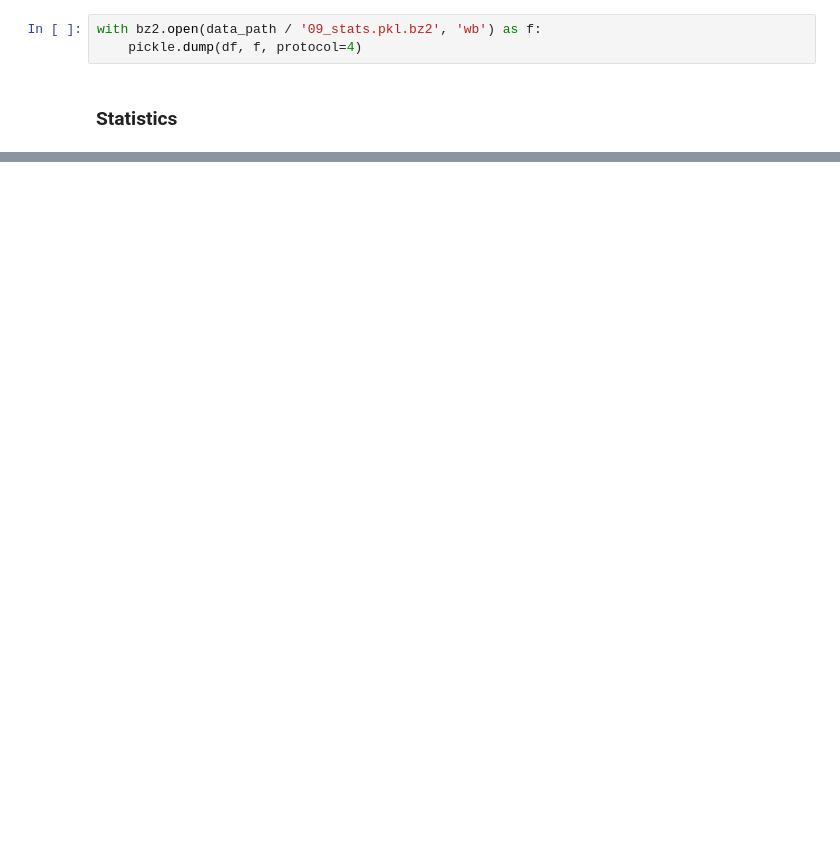
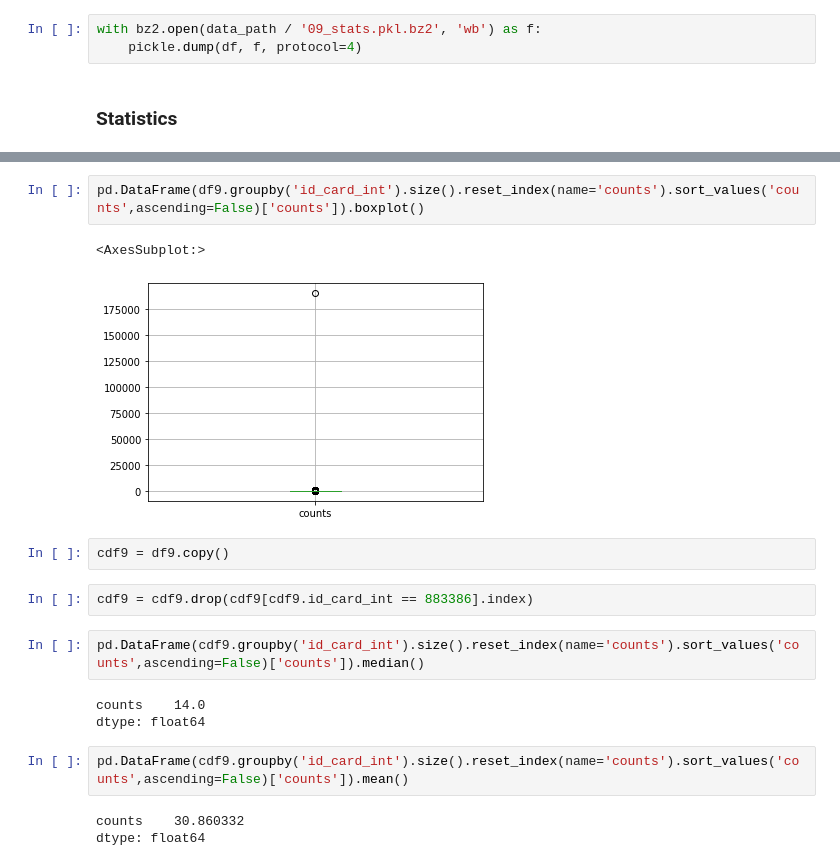
Before and after one commit to cubazis/inno_stats_2020, a Jupyter notebook: lab2.2.ipynb, the cells around one changed output, grey strips where cells are left out. Cells and saved outputs as stored; diff of their text form; blank space fills up the shorter version.

```diff
--- a/lab2.2.ipynb
+++ b/lab2.2.ipynb
@@ -216,0 +98,19 @@ pd.DataFrame(final_clean['sum']).boxplot()
+# %%
+pd.DataFrame(df9.groupby('id_card_int').size().reset_index(name='counts').sort_values('counts',ascending=False)['counts']).boxplot()
+# %% [output]
+<AxesSubplot:>
+[figure, added]
+# %%
+cdf9 = df9.copy()
+# %%
+cdf9 = cdf9.drop(cdf9[cdf9.id_card_int == 883386].index)
+# %%
+pd.DataFrame(cdf9.groupby('id_card_int').size().reset_index(name='counts').sort_values('counts',ascending=False)['counts']).median()
+# %% [output]
+counts    14.0
+dtype: float64
+# %%
+pd.DataFrame(cdf9.groupby('id_card_int').size().reset_index(name='counts').sort_values('counts',ascending=False)['counts']).mean()
+# %% [output]
+counts    30.860332
+dtype: float64
```
Also changed, not shown: parts of 32 cells of this notebook.
